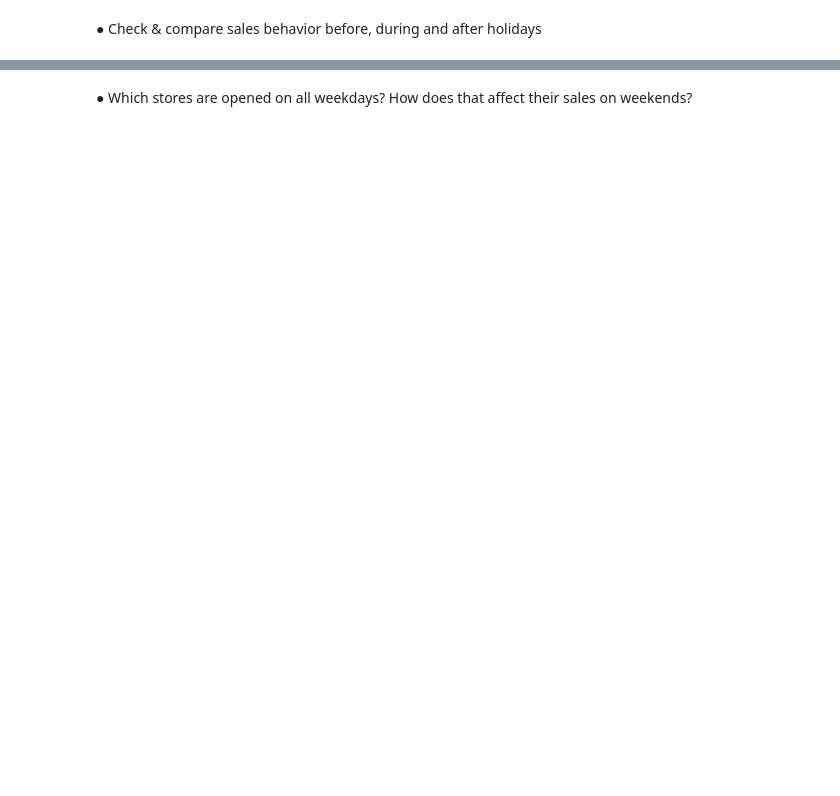
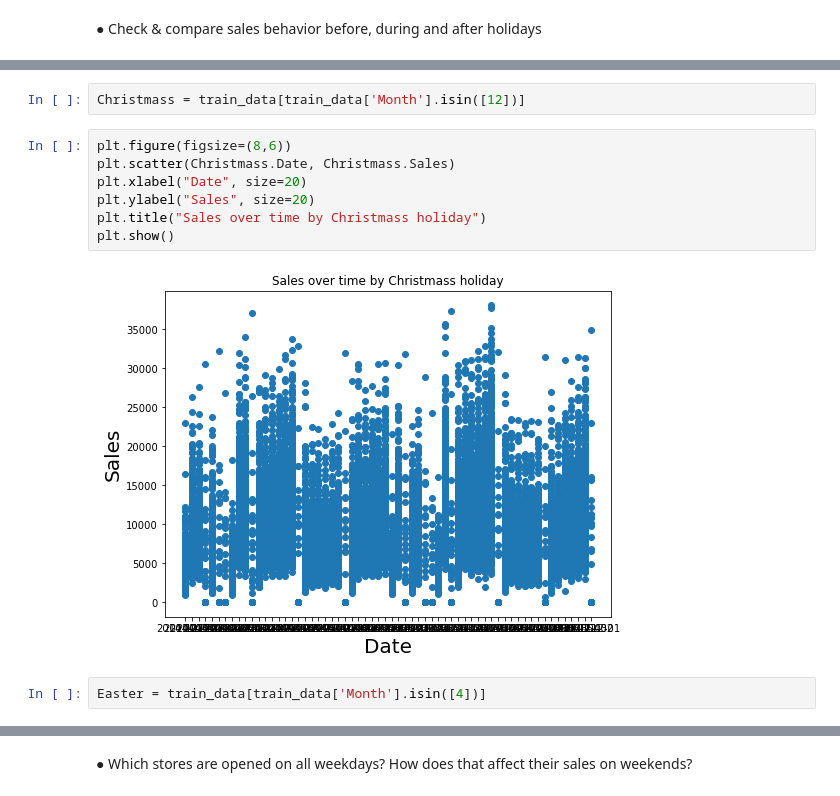
Before and after one commit to neliphaz45/Prediction-of-Store-Sales, a Jupyter notebook: Prediction of store sales.ipynb, the cells around one changed output, grey strips where cells are left out. Cells and saved outputs as stored; diff of their text form; blank space fills up the shorter version.

```diff
--- a/Prediction of store sales.ipynb
+++ b/Prediction of store sales.ipynb
@@ -231,0 +273,13 @@ OverflowError: Exceeded cell block limit (set 'agg.path.chunksize' rcparam)
+# %%
+Christmass = train_data[train_data['Month'].isin([12])]
+# %%
+plt.figure(figsize=(8,6))
+plt.scatter(Christmass.Date, Christmass.Sales)
+plt.xlabel("Date", size=20)
+plt.ylabel("Sales", size=20)
+plt.title("Sales over time by Christmass holiday")
+plt.show()
+# %% [output]
+[figure, added]
+# %%
+Easter = train_data[train_data['Month'].isin([4])]
```
Also changed, not shown: parts of 48 cells of this notebook.
